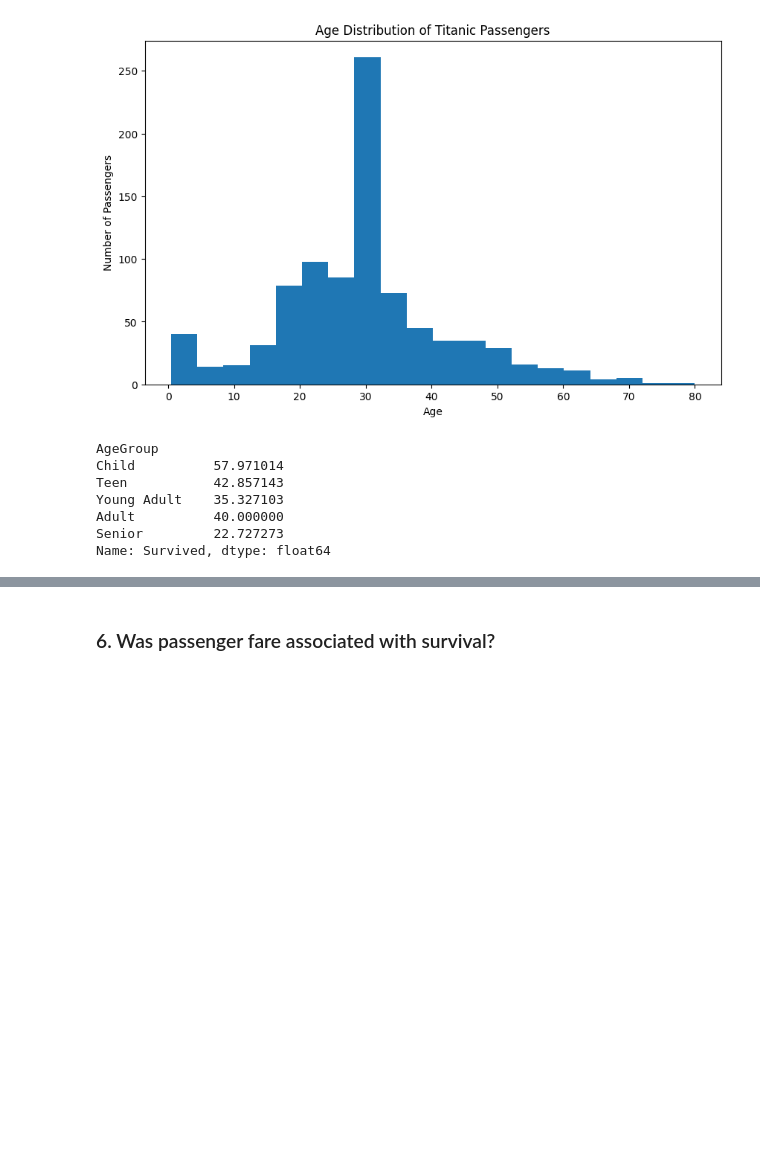
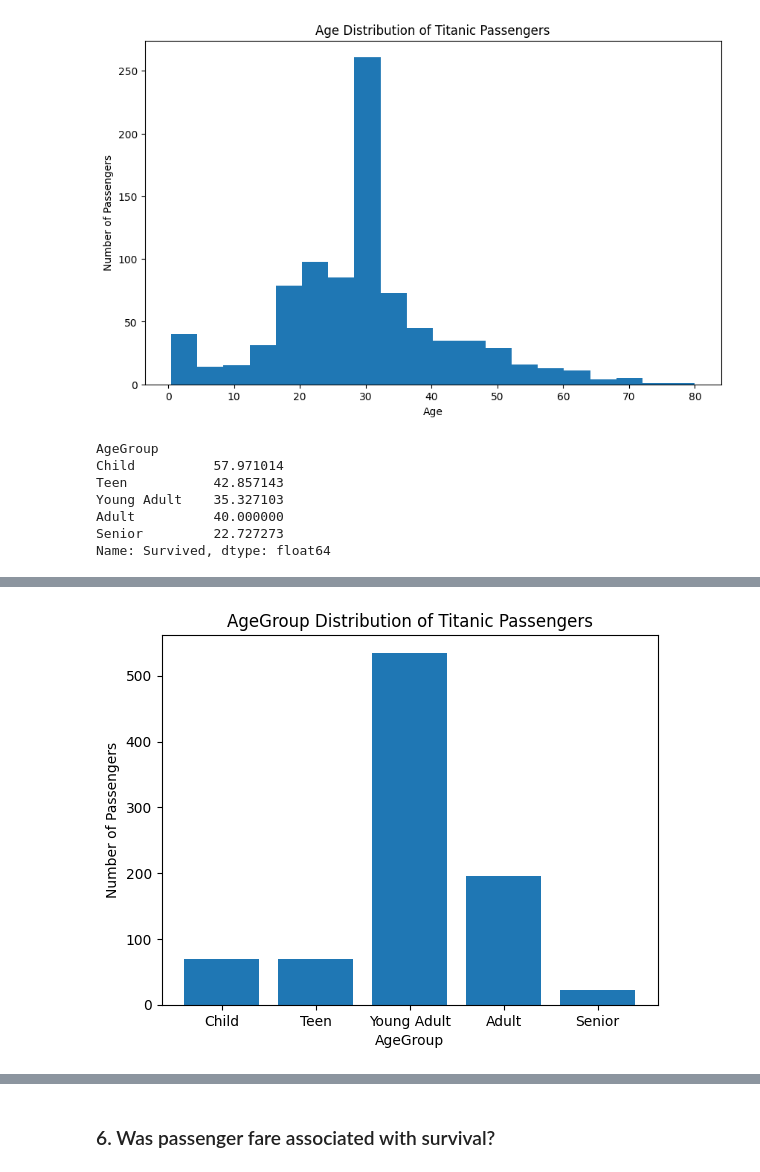
Before and after one commit to tingly-amua/Titanic-Survival-Analysis, a Jupyter notebook: titanic.ipynb, the cells around one changed output, grey strips where cells are left out. Saved outputs shown, nothing was run; the diff lists cells and outputs as text; code cells hidden in the pictures; blank space fills up the shorter version.

```diff
--- a/titanic.ipynb
+++ b/titanic.ipynb
@@ -453,0 +480,14 @@ Name: Survived, dtype: float64
+# %%
+age_order = ['Child', 'Teen', 'Young Adult', 'Adult', 'Senior']
+
+age_counts = df['AgeGroup'].value_counts().reindex(age_order)
+
+plt.bar(age_counts.index, age_counts.values)
+
+plt.xlabel('AgeGroup')
+plt.ylabel('Number of Passengers')
+plt.title('AgeGroup Distribution of Titanic Passengers')
+
+plt.show()
+# %% [output]
+[figure, added]
```
Also changed, not shown: parts of 13 cells of this notebook.
